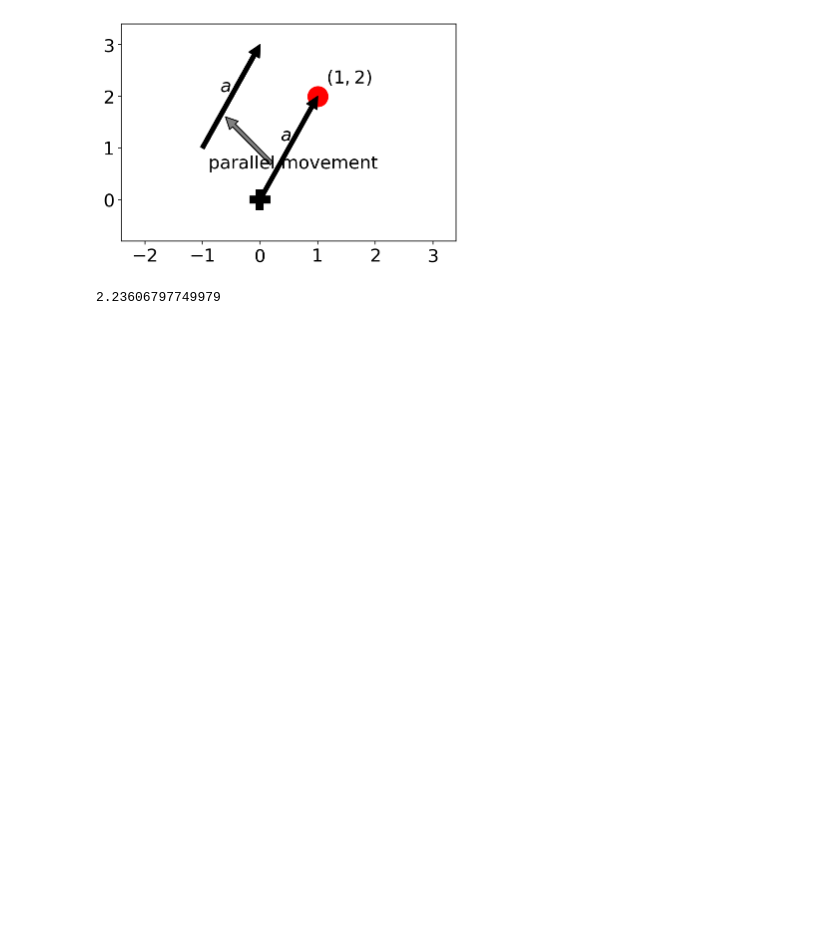
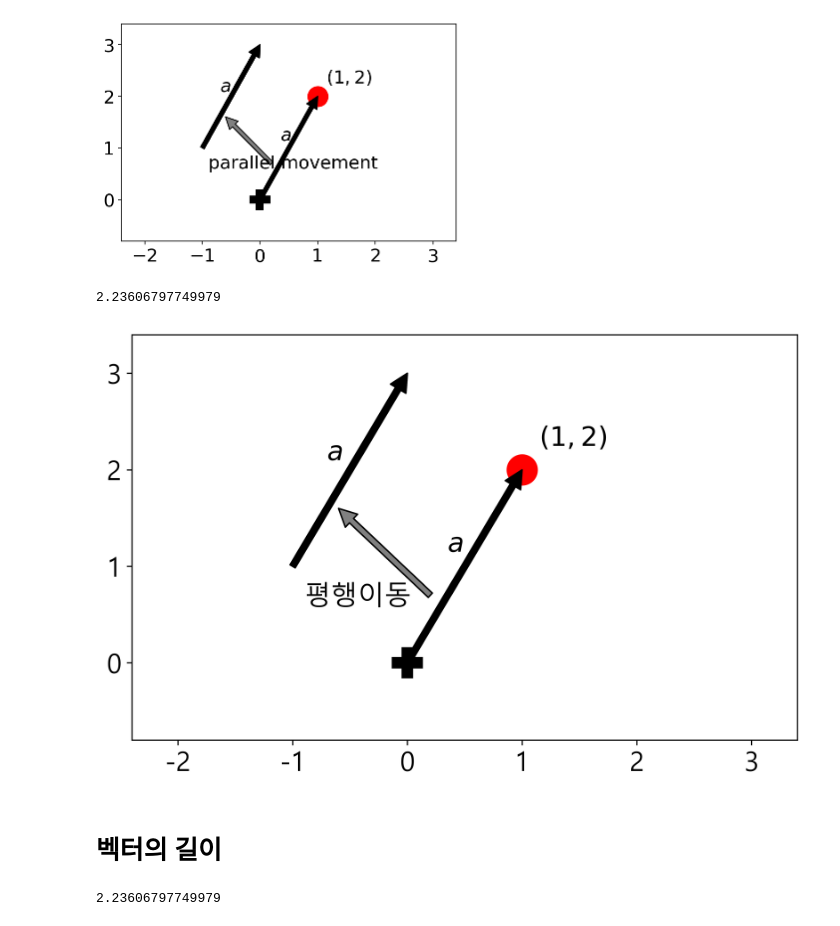
Before and after one commit to dreandes/Code, a Jupyter notebook: math/3.1 선형대수와 해석기하의 기초.ipynb, the cells around one changed output. Cells and saved outputs as stored; diff of their text form; code cells hidden in the pictures; blank space fills up the shorter version.

```diff
--- a/math/3.1 선형대수와 해석기하의 기초.ipynb
+++ b/math/3.1 선형대수와 해석기하의 기초.ipynb
@@ -31,0 +34,34 @@ np.linalg.norm(a)
+# %%
+plt.rc("font", size=18)
+# %%
+gray = {"facecolor": "gray"}
+black = {"facecolor": "black"}
+red = {"facecolor": "red"}
+green = {"facecolor": "green"}
+blue = {"facecolor": "blue"}
+# %%
+a = np.array([1, 2])
+plt.plot(0, 0, 'kP', ms=20)
+plt.plot(a[0], a[1],'ro', ms=20)
+plt.annotate('', xy=[-0.6, 1.6], xytext=(0.2, 0.7), arrowprops=gray)
+plt.annotate('', xy=a, xytext=(0, 0), arrowprops=black)
+plt.annotate('', xy=a + [-1, 1], xytext=(-1, 1), arrowprops=black)
+plt.annotate('', xy=a + [-1, 1], xytext=(-1, 1), arrowprops=black)
+plt.text(0.35, 1.15, "$a$")
+plt.text(1.15, 2.25, "$(1,2)$")
+plt.text(-0.7, 2.1, "$a$")
+plt.text(-0.9, 0.6, "평행이동")
+plt.xticks(np.arange(-2, 4))
+plt.yticks(np.arange(-1, 4))
+plt.xlim(-2.4, 3.4)
+plt.ylim(-0.8, 3.4)
+plt.show()
+# %% [output]
+[figure, added]
+# %% [markdown]
+# 벡터의 길이
+# %%
+a = np.array([1, 2])
+np.linalg.norm(a)
+# %% [output]
+2.23606797749979
```
Also changed, not shown: parts of 1 cell of this notebook, 1 other file.
